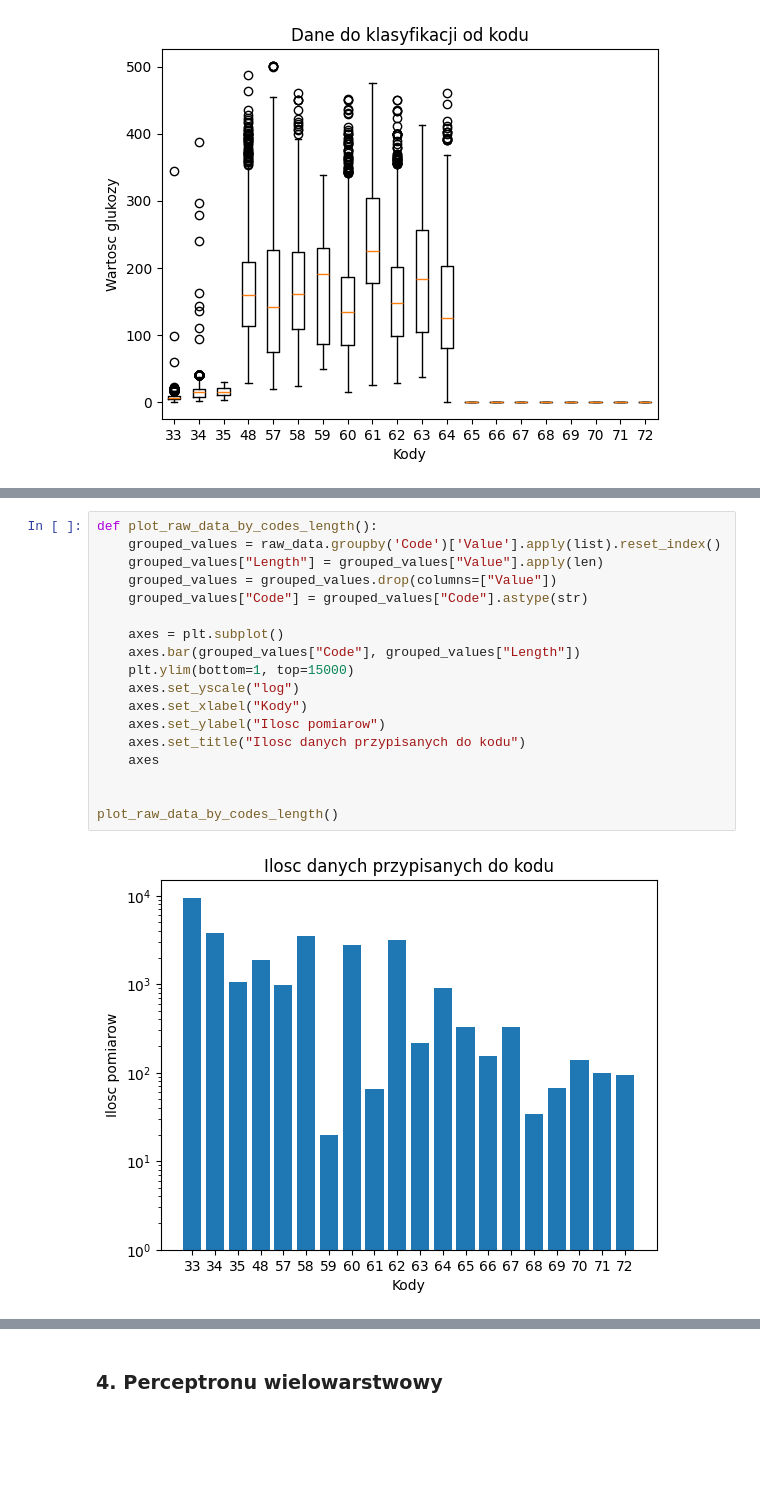
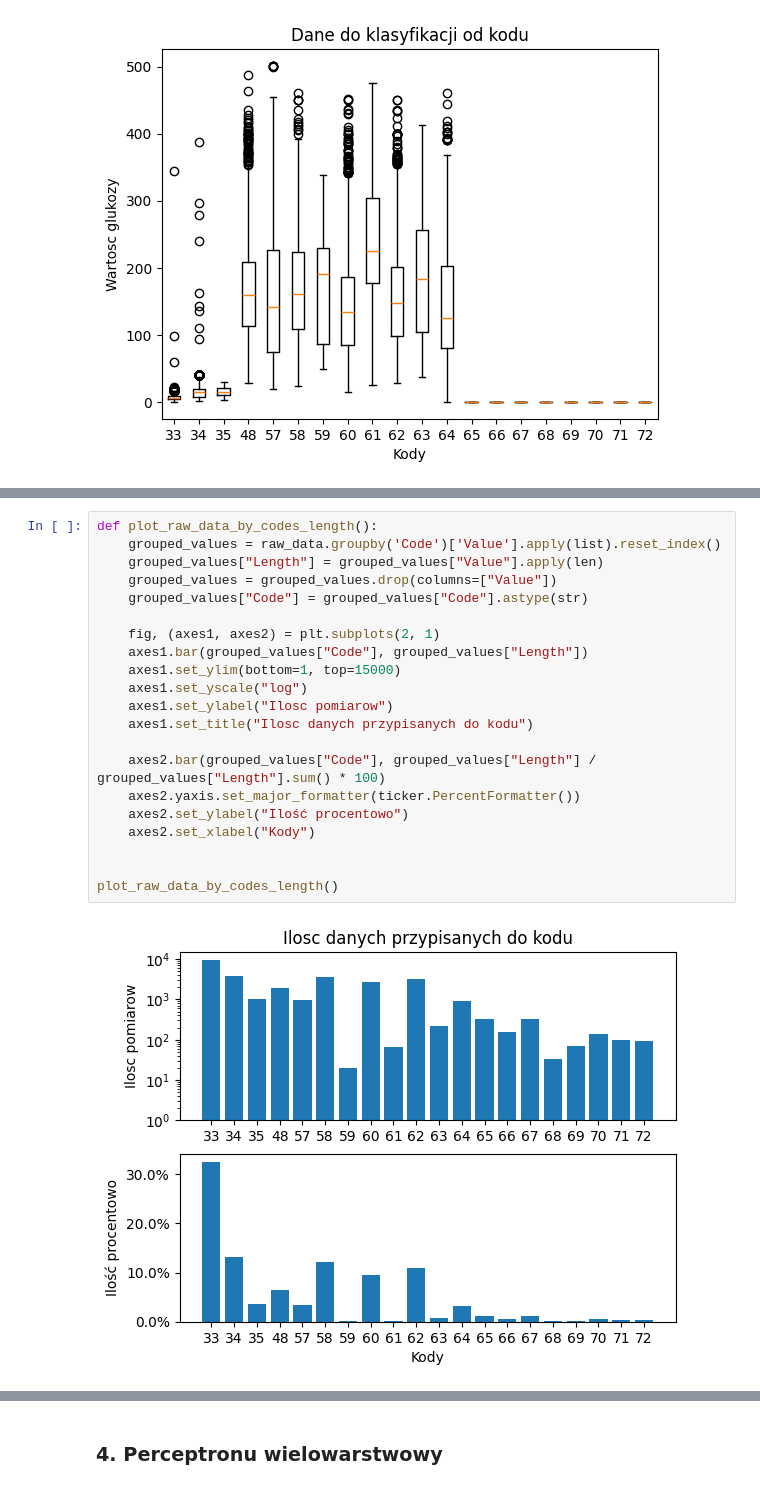
Before and after one commit to msadlej/wsi, a Jupyter notebook: cwicz6.ipynb, the cells around one changed output, grey strips where cells are left out. Saved outputs shown, nothing was run; the diff lists cells and outputs as text; blank space fills up the shorter version.

```diff
--- a/cwicz6.ipynb
+++ b/cwicz6.ipynb
@@ -108,20 +118,23 @@ plot_raw_data_by_codes_box()
 # %%
 def plot_raw_data_by_codes_length():
     grouped_values = raw_data.groupby('Code')['Value'].apply(list).reset_index()
     grouped_values["Length"] = grouped_values["Value"].apply(len)
     grouped_values = grouped_values.drop(columns=["Value"])
     grouped_values["Code"] = grouped_values["Code"].astype(str)
 
-    axes = plt.subplot()
-    axes.bar(grouped_values["Code"], grouped_values["Length"])
-    plt.ylim(bottom=1, top=15000)
-    axes.set_yscale("log")
-    axes.set_xlabel("Kody")
-    axes.set_ylabel("Ilosc pomiarow")
-    axes.set_title("Ilosc danych przypisanych do kodu")
-    axes
+    fig, (axes1, axes2) = plt.subplots(2, 1)
+    axes1.bar(grouped_values["Code"], grouped_values["Length"])
+    axes1.set_ylim(bottom=1, top=15000)
+    axes1.set_yscale("log")
+    axes1.set_ylabel("Ilosc pomiarow")
+    axes1.set_title("Ilosc danych przypisanych do kodu")
+
+    axes2.bar(grouped_values["Code"], grouped_values["Length"] / grouped_values["Length"].sum() * 100)
+    axes2.yaxis.set_major_formatter(ticker.PercentFormatter())
+    axes2.set_ylabel("Ilość procentowo")
+    axes2.set_xlabel("Kody")
 
 
 plot_raw_data_by_codes_length()
 # %% [output]
-[figure, old version]
+[figure, new version]
```
Also changed, not shown: parts of 16 cells of this notebook.
